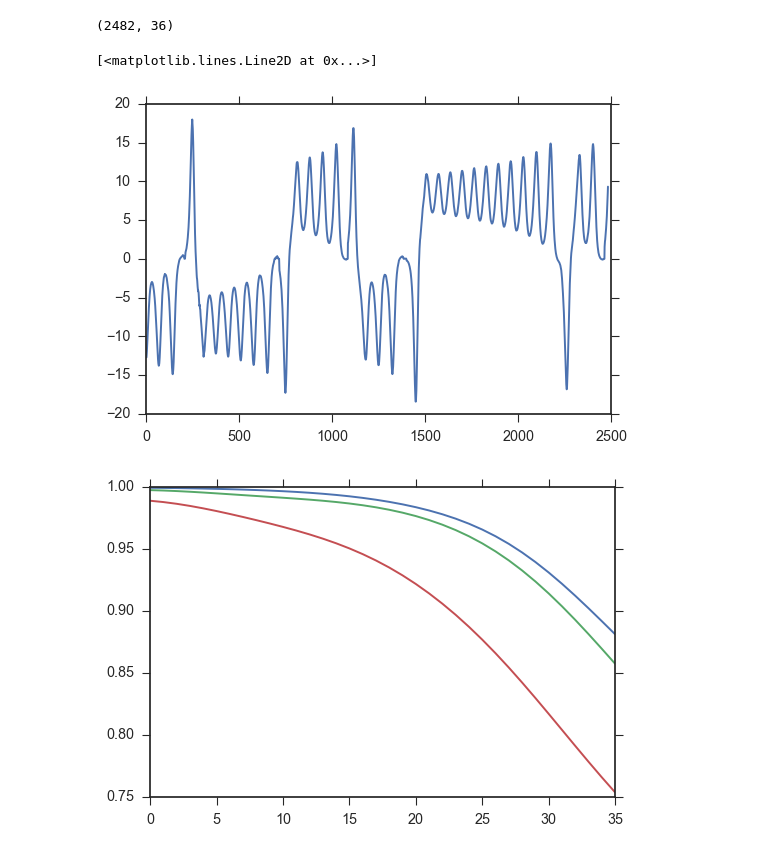
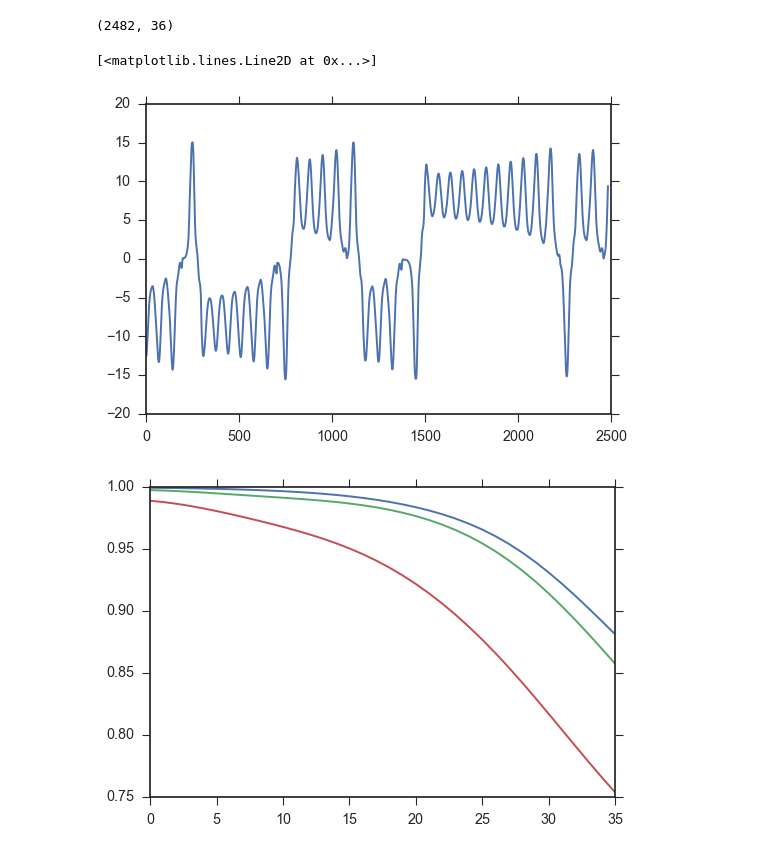
Before and after one commit to nickc1/skedm, a Jupyter notebook: scripts/skNLA_examples.ipynb, the cells around one changed output. Saved outputs shown, nothing was run; the diff lists cells and outputs as text; code cells hidden in the pictures.

```diff
--- a/scripts/skNLA_examples.ipynb
+++ b/scripts/skNLA_examples.ipynb
@@ -326,10 +326,10 @@ ypred[0].shape
 # %% [output]
 (2482, 36)
 # %%
-plt.plot(ypred[0][:,0])
+plt.plot(ypred[2][:,0])
 # %% [output]
 [<matplotlib.lines.Line2D at 0x...>]
-[figure, old version]
+[figure, new version]
 # %%
 plt.plot(score.T);
 # %% [output]
```
Also changed, not shown: parts of 36 cells of this notebook, 2 other files.
